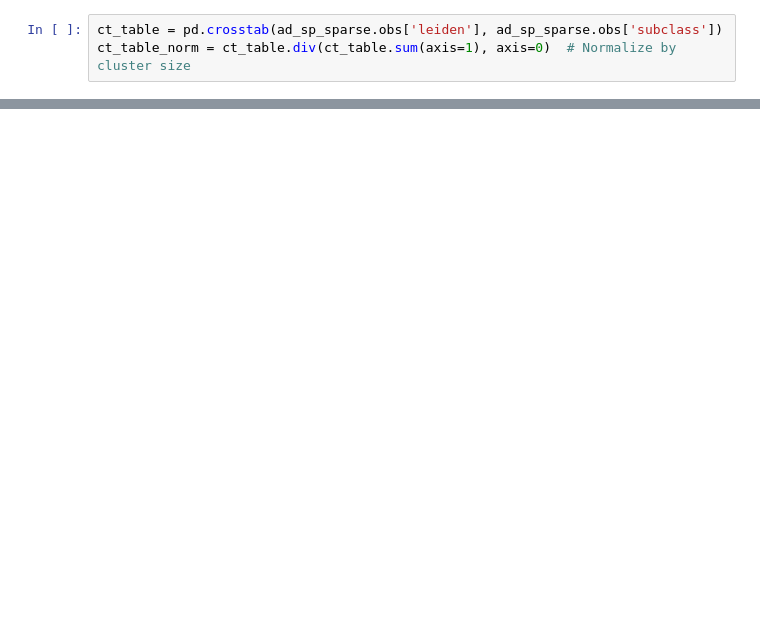
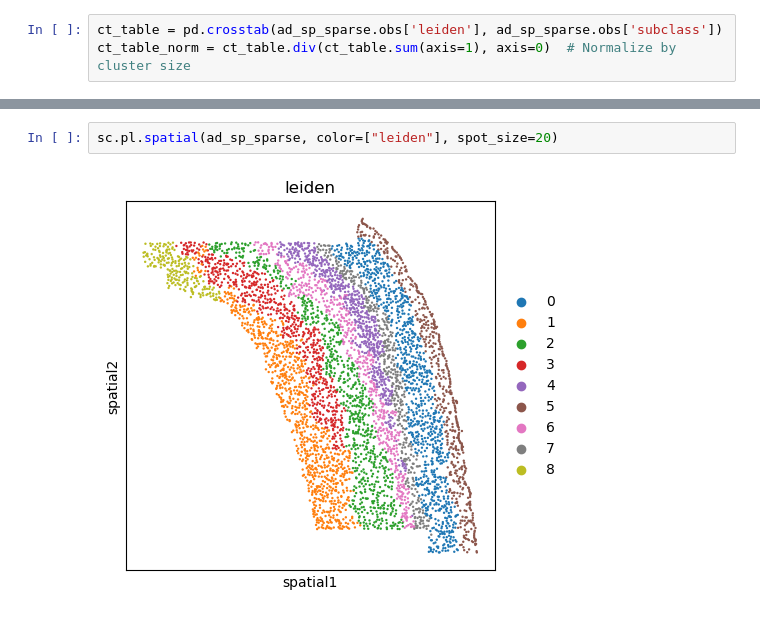
Before and after one commit to l-reich/spatial-chromatin-variability, a Jupyter notebook: src/niche_analysis.ipynb, the cells around one changed output, grey strips where cells are left out. Drawn from its saved outputs; the diff is of its cells as text; blank space fills up the shorter version.

```diff
--- a/src/niche_analysis.ipynb
+++ b/src/niche_analysis.ipynb
@@ -119,3 +136,7 @@ plt.show()
+# %%
+sc.pl.spatial(ad_sp_sparse, color=["leiden"], spot_size=20)
+# %% [output]
+[figure, added]
 # %%
 ct_table_norm.plot(kind='bar', stacked=True, figsize=(10,6))
 plt.ylabel("Proportion of cell types")
```
Also changed, not shown: parts of 11 cells of this notebook.
